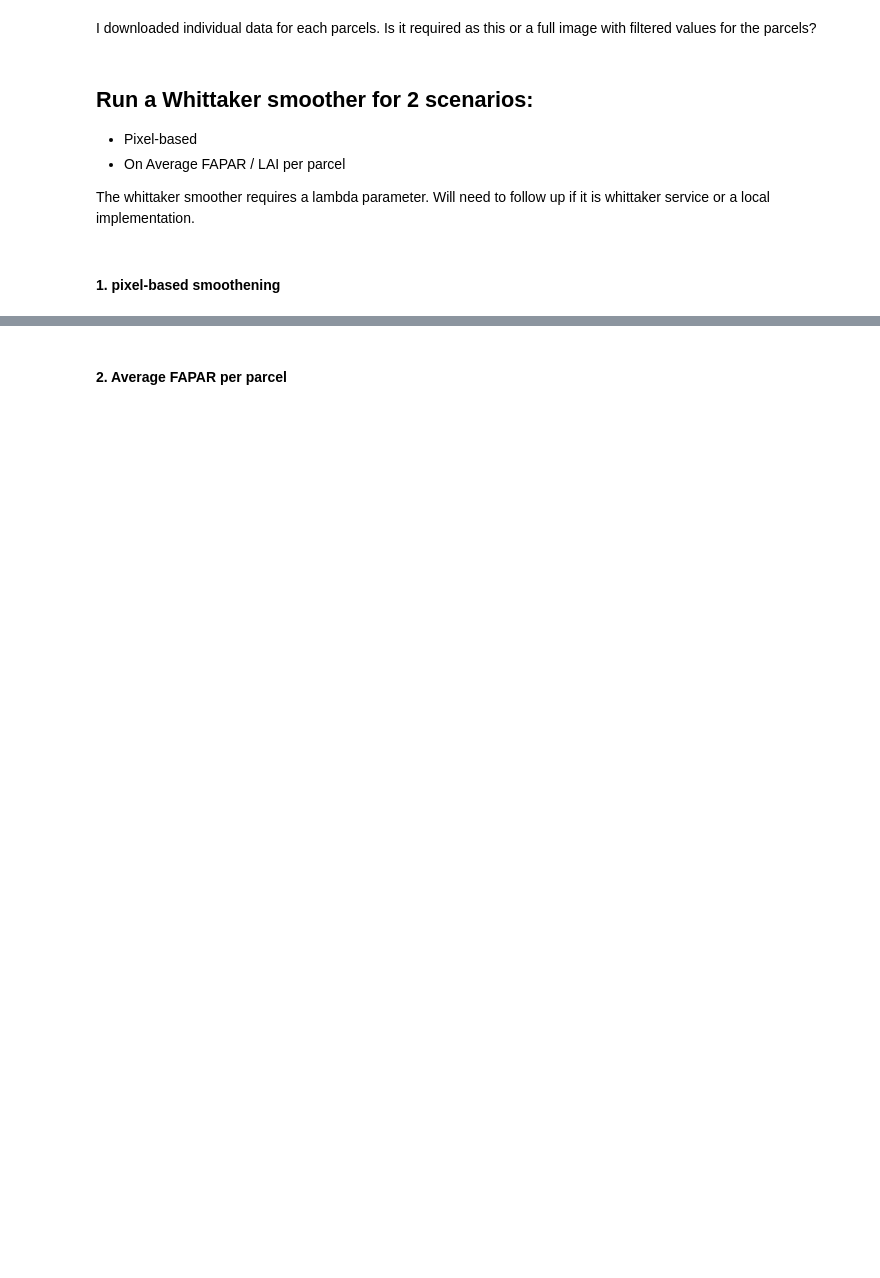
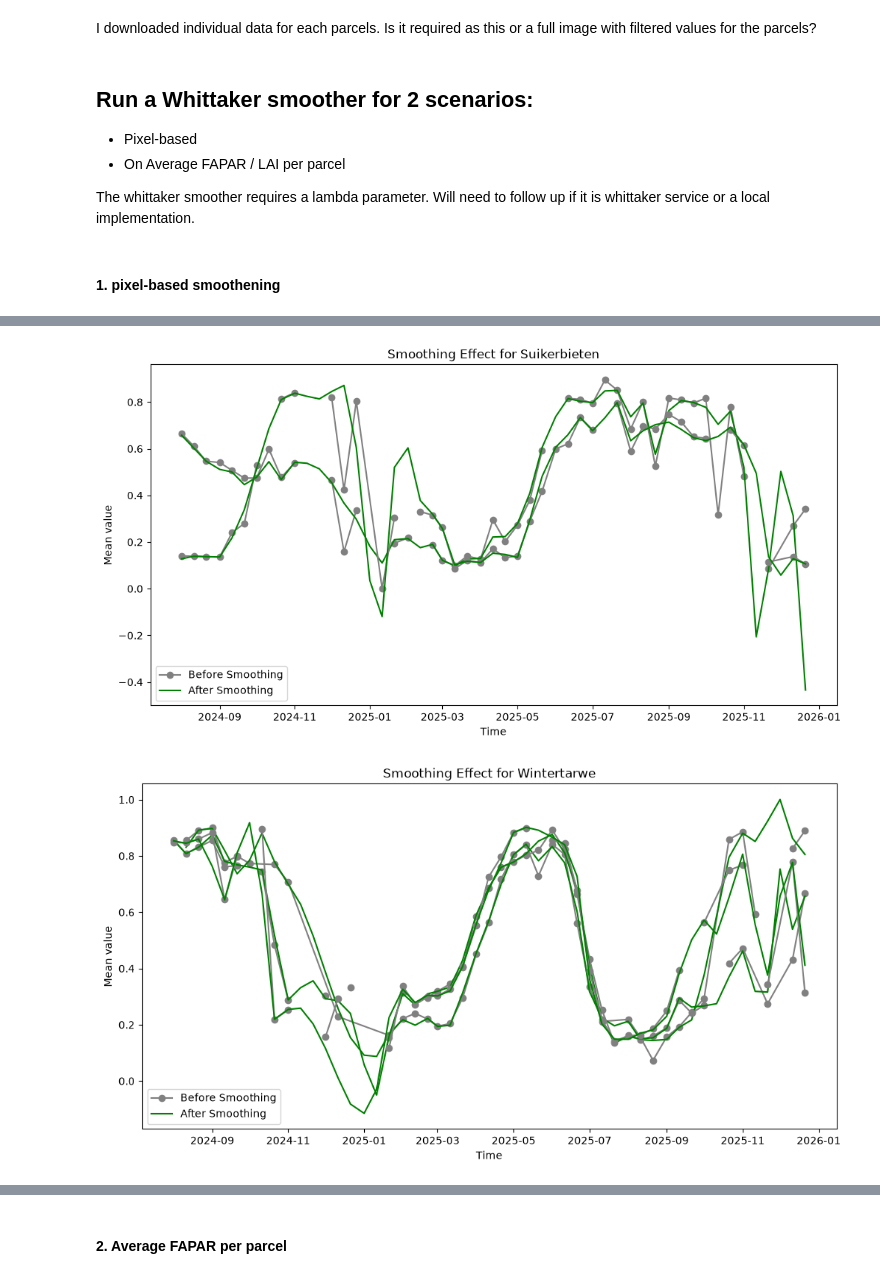
Before and after one commit to VITObelgium/openeo_algorithm_catalog, a Jupyter notebook: general_test/draft_v1.ipynb, the cells around one changed output, grey strips where cells are left out. Saved outputs shown, nothing was run; the diff lists cells and outputs as text; code cells hidden in the pictures; blank space fills up the shorter version.

```diff
--- a/general_test/draft_v1.ipynb
+++ b/general_test/draft_v1.ipynb
@@ -160,0 +301,60 @@ deked_job.start_and_wait()
+# %%
+import xarray as xr
+import matplotlib.pyplot as plt
+
+post_data = "new_udf/data_layers"
+pre_data = "new_udf/original_layers"
+subset_data = subset_fields[['AGPAKEY','MAINCROP']]
+
+for crop_type in subset_data['MAINCROP'].unique():
+    crop_subset = subset_data[subset_data['MAINCROP'] == crop_type]
+    #load netcdf data for each crop type
+    fig, ax = plt.subplots(figsize=(12, 6))
+    netcdf_data = {row['AGPAKEY']: f"{post_data}/openEO_{row['AGPAKEY']}.nc" for index, row in crop_subset.iterrows()}
+    i=0
+    for index, row in crop_subset.iterrows():
+
+        # Open lazily — does not load the whole file into RAM
+        agpakey = row['AGPAKEY']
+        ds_pre = xr.open_dataset(f"{pre_data}/openEO_{agpakey}.nc")
+        ds_post = xr.open_dataset(f"{post_data}/openEO_{agpakey}.nc")
+
+        # Spatial mean for every timestep
+        ts_pre = ds_pre["FAPAR"].mean(dim=["x", "y"])
+        ts_post = ds_post["FAPAR"].mean(dim=["x", "y"])
+
+        # Load only the resulting time series
+        ts_pre = ts_pre.load()
+        ts_post = ts_post.load()
+
+        # Plot
+        ax.plot(
+            ts_pre["t"],
+            ts_pre,
+            label=f"{agpakey} (pre)",
+            color='gray',
+            marker='o',
+        )
+        ax.plot(
+            ts_post["t"],
+            ts_post,
+            label=f"{agpakey} (post)",
+            color='green'
+        )
+
+        ds_pre.close()
+        ds_post.close()
+        # just plot one for diagnostic purposes
+        # break
+        i += 1
+        if i >= 3:
+            break
+
+    ax.set_xlabel("Time")
+    ax.set_ylabel("Mean value")
+    ax.set_title(f"Smoothing Effect for {crop_type}")
+    ax.legend(labels=['Before Smoothing', 'After Smoothing'])
+    plt.show()
+# %% [output]
+[figure, added]
+[figure, added]
```
Also changed, not shown: parts of 31 cells of this notebook, 1 other file.
